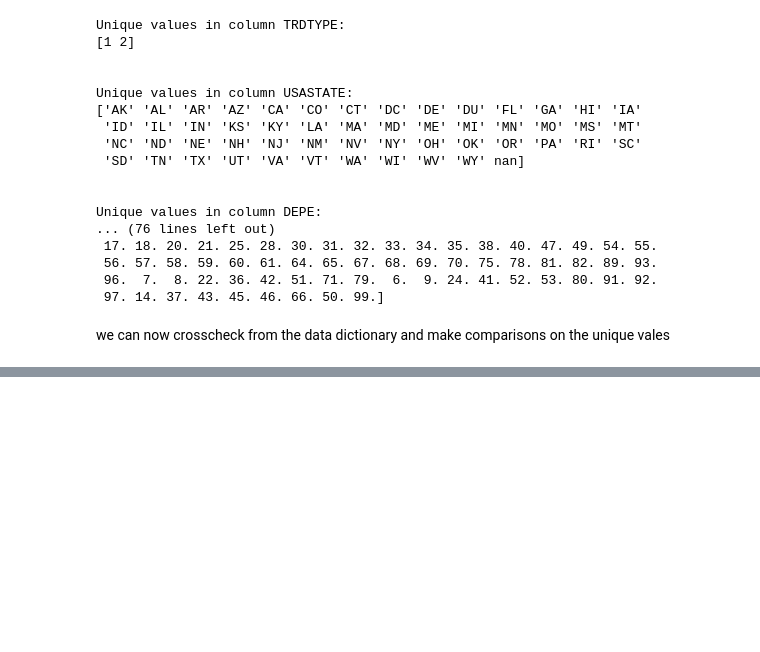
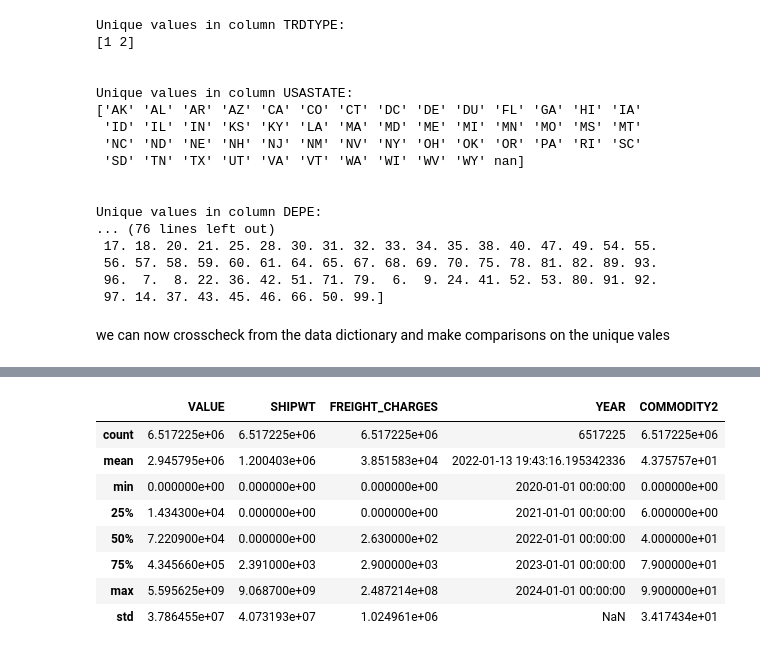
Before and after one commit to Victor-Osei/TransBorder-Freight-Data-Analysis, a Jupyter notebook: new.ipynb, the cells around one changed output, grey strips where cells are left out. Cells and saved outputs as stored; diff of their text form; code cells hidden in the pictures; blank space fills up the shorter version.

```diff
--- a/new.ipynb
+++ b/new.ipynb
@@ -246,0 +332,12 @@ MONTH int to date time
+# %%
+df.describe()
+# %% [output]
+|  | VALUE | SHIPWT | FREIGHT_CHARGES | YEAR | COMMODITY2 |
+| count | 6.517225e+06 | 6.517225e+06 | 6.517225e+06 | 6517225 | 6.517225e+06 |
+| mean | 2.945795e+06 | 1.200403e+06 | 3.851583e+04 | 2022-01-13 19:43:16.195342336 | 4.375757e+01 |
+| min | 0.000000e+00 | 0.000000e+00 | 0.000000e+00 | 2020-01-01 00:00:00 | 0.000000e+00 |
+| 25% | 1.434300e+04 | 0.000000e+00 | 0.000000e+00 | 2021-01-01 00:00:00 | 6.000000e+00 |
+| 50% | 7.220900e+04 | 0.000000e+00 | 2.630000e+02 | 2022-01-01 00:00:00 | 4.000000e+01 |
+| 75% | 4.345660e+05 | 2.391000e+03 | 2.900000e+03 | 2023-01-01 00:00:00 | 7.900000e+01 |
+| max | 5.595625e+09 | 9.068700e+09 | 2.487214e+08 | 2024-01-01 00:00:00 | 9.900000e+01 |
+| std | 3.786455e+07 | 4.073193e+07 | 1.024961e+06 | NaN | 3.417434e+01 |
```
Also changed, not shown: parts of 6 cells of this notebook.
